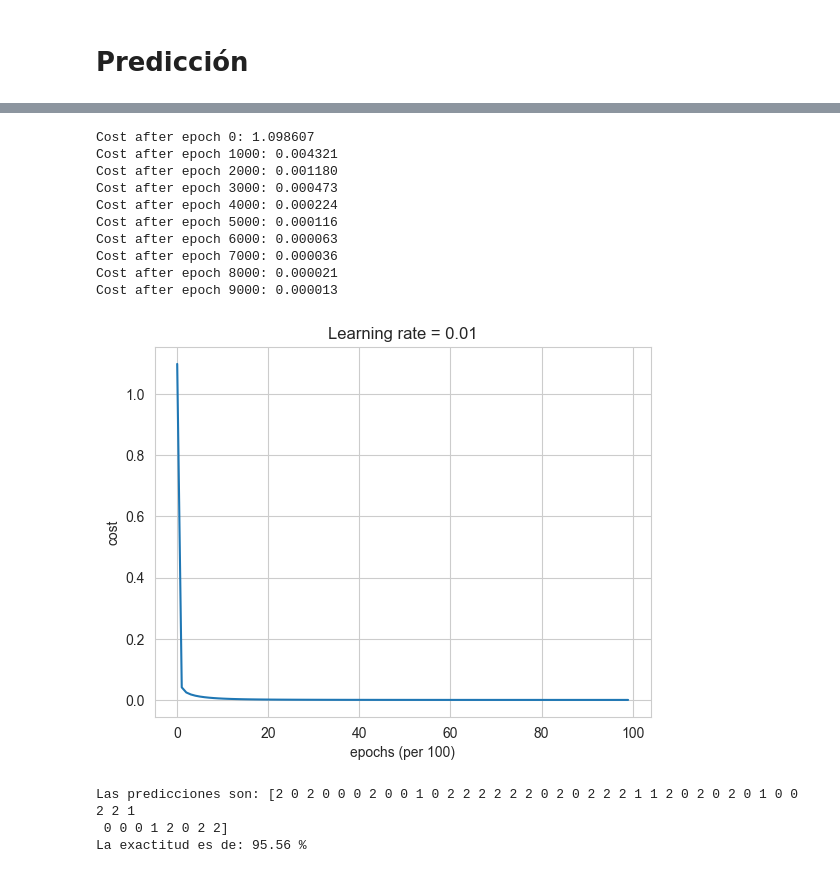
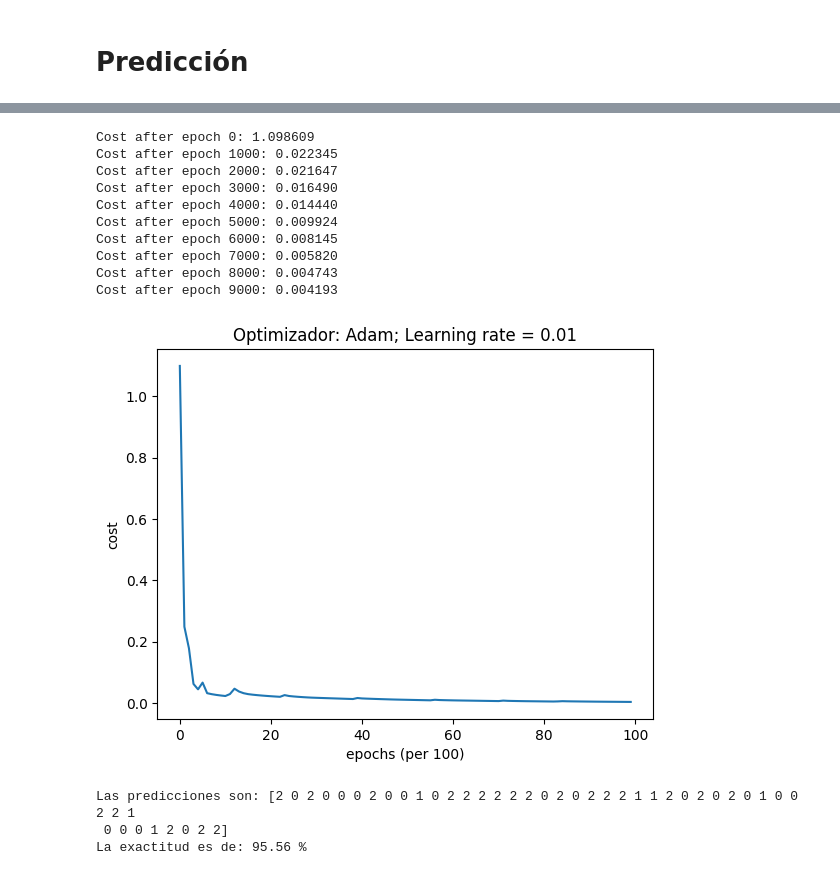
Before and after one commit to alejandroalemanaleman/RedNeuronal_OH, a Jupyter notebook: RedNeuronal.ipynb, the cells around one changed output, grey strips where cells are left out. Drawn from its saved outputs; the diff is of its cells as text; code cells hidden in the pictures.

Commit message:
Optimizador estocástico añadido, cambios en la función modelo y clase Adam.

```diff
--- a/RedNeuronal.ipynb
+++ b/RedNeuronal.ipynb
@@ -99,8 +99,21 @@ def compute_cost(a3, y_true):
+# %%
+class EstocasticOptimizer():
+    def __init__(self, learning_rate=0.001):
+        self.learning_rate = learning_rate
+
+    def update(self, parameters, grads):
+        L = len(parameters) // 2
+
+        for l in range(L):
+            parameters["W" + str(l + 1)] = parameters["W" + str(l + 1)] - self.learning_rate * grads["dW" + str(l + 1)]
+            parameters["b" + str(l + 1)] = parameters["b" + str(l + 1)] - self.learning_rate * grads["db" + str(l + 1)]
+        return parameters
 # %%
 class AdamOptimizer():
-    def __init__(self, parameters):
+    def __init__(self, parameters, learning_rate=0.01):
         self.v = {}
         self.s = {}
+        self.learning_rate = learning_rate
         L = len(parameters) // 2
 
         for l in range(L):
@@ -110,7 +123,7 @@ class AdamOptimizer():
             self.s["dW" + str(l+1)] = np.zeros_like(parameters["W" + str(l + 1)])
             self.s["db" + str(l+1)] = np.zeros_like(parameters["b" + str(l + 1)])
 
-    def update(self, parameters, grads, t, learning_rate=0.01, beta1=0.9, beta2=0.999, epsilon=1e-8):
+    def update(self, parameters, grads, t, beta1=0.9, beta2=0.999, epsilon=1e-8):
         L = len(parameters) // 2                 # number of layers in the neural networks
         v_corrected = {}                         # Initializing first moment estimate, python dictionary
         s_corrected = {}                         # Initializing second moment estimate, python dictionary
@@ -134,22 +147,22 @@ class AdamOptimizer():
             s_corrected["db" + str(l + 1)] = self.s["db" + str(l + 1)] / (1 - np.power(beta2, t))
 
             # Update parameters. Inputs: "parameters, learning_rate, v_corrected, s_corrected, epsilon". Output: "parameters".
-            parameters["W" + str(l + 1)] = parameters["W" + str(l + 1)] - learning_rate * v_corrected["dW" + str(l + 1)] / np.sqrt(self.s["dW" + str(l + 1)] + epsilon)
-            parameters["b" + str(l + 1)] = parameters["b" + str(l + 1)] - learning_rate * v_corrected["db" + str(l + 1)] / np.sqrt(self.s["db" + str(l + 1)] + epsilon)
+            parameters["W" + str(l + 1)] = parameters["W" + str(l + 1)] - self.learning_rate * v_corrected["dW" + str(l + 1)] / np.sqrt(self.s["dW" + str(l + 1)] + epsilon)
+            parameters["b" + str(l + 1)] = parameters["b" + str(l + 1)] - self.learning_rate * v_corrected["db" + str(l + 1)] / np.sqrt(self.s["db" + str(l + 1)] + epsilon)
 
         return parameters
 # %% [markdown]
 # Modelo
 # %%
-def model(X, Y, layers_dims, learning_rate=0.01, num_epochs=10000, print_cost=True):
+def model(X, Y, layers_dims, learning_rate=0.01, num_epochs=10000, print_cost=True, optimizer_use="Adam"):
 
     L = len(layers_dims)
     costs = []
     t = 0
     # Initialize parameters
     parameters = random_initialization(layers_dims)
-    optimizer=AdamOptimizer(parameters)
-
+    if optimizer_use == "Adam": optimizer=AdamOptimizer(parameters,learning_rate=learning_rate)
+    if optimizer_use == "Estocastic": optimizer=EstocasticOptimizer(learning_rate=learning_rate)
 
     # Optimization loop
     for i in range(num_epochs):
@@ -165,7 +178,8 @@ def model(X, Y, layers_dims, learning_rate=0.01, num_epochs=10000, print_cost=Tr
 
 
         t+=1
-        parameters=optimizer.update(parameters,grads,t,learning_rate)
+        if optimizer_use == "Adam": parameters=optimizer.update(parameters,grads,t,learning_rate)
+        if optimizer_use == "Estocastic": parameters=optimizer.update(parameters,grads)
 
         if print_cost and i % 1000 == 0:
             print("Cost after epoch %i: %f" % (i, cost))
@@ -175,7 +189,7 @@ def model(X, Y, layers_dims, learning_rate=0.01, num_epochs=10000, print_cost=Tr
     plt.plot(costs)
     plt.ylabel('cost')
     plt.xlabel('epochs (per 100)')
-    plt.title("Learning rate = " + str(learning_rate))
+    plt.title(f"Optimizador: {optimizer_use}; Learning rate = " + str(learning_rate))
     plt.show()
 
     return parameters
@@ -246,22 +260,22 @@ plt.show()
 # %%
 # Split into train and test sets
 X_train, X_test, y_train, y_test = train_test_split(X, y_onehot, test_size=0.3, random_state=156477 , shuffle=True)
 
 layers_dims = [X.shape[1], 10, 8, 3]
 
-parameters = model(X_train, y_train, layers_dims)
+parameters = model(X_train, y_train, layers_dims, optimizer_use="Adam")
 # %% [output]
-Cost after epoch 0: 1.098607
-Cost after epoch 1000: 0.004321
-Cost after epoch 2000: 0.001180
-Cost after epoch 3000: 0.000473
-Cost after epoch 4000: 0.000224
-Cost after epoch 5000: 0.000116
-Cost after epoch 6000: 0.000063
-Cost after epoch 7000: 0.000036
-Cost after epoch 8000: 0.000021
-Cost after epoch 9000: 0.000013
+Cost after epoch 0: 1.098609
+Cost after epoch 1000: 0.022345
+Cost after epoch 2000: 0.021647
+Cost after epoch 3000: 0.016490
+Cost after epoch 4000: 0.014440
+Cost after epoch 5000: 0.009924
+Cost after epoch 6000: 0.008145
+Cost after epoch 7000: 0.005820
+Cost after epoch 8000: 0.004743
+Cost after epoch 9000: 0.004193
-[figure, old version]
+[figure, new version]
 # %%
 predictions, accuracy = predict(X_test, parameters, y_test)
 print(f'Las predicciones son: {predictions}')
```
Also changed, not shown: parts of 3 cells of this notebook.
